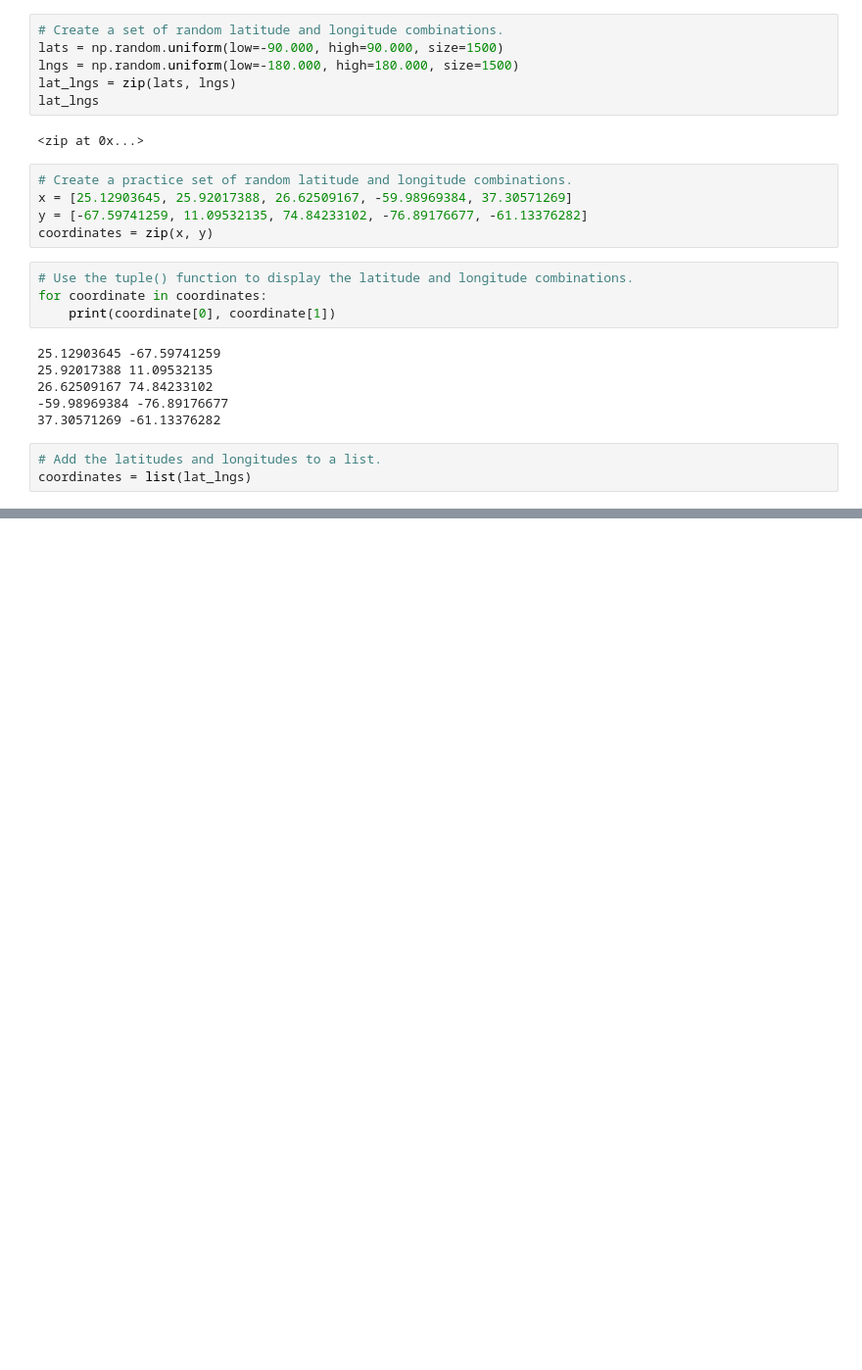
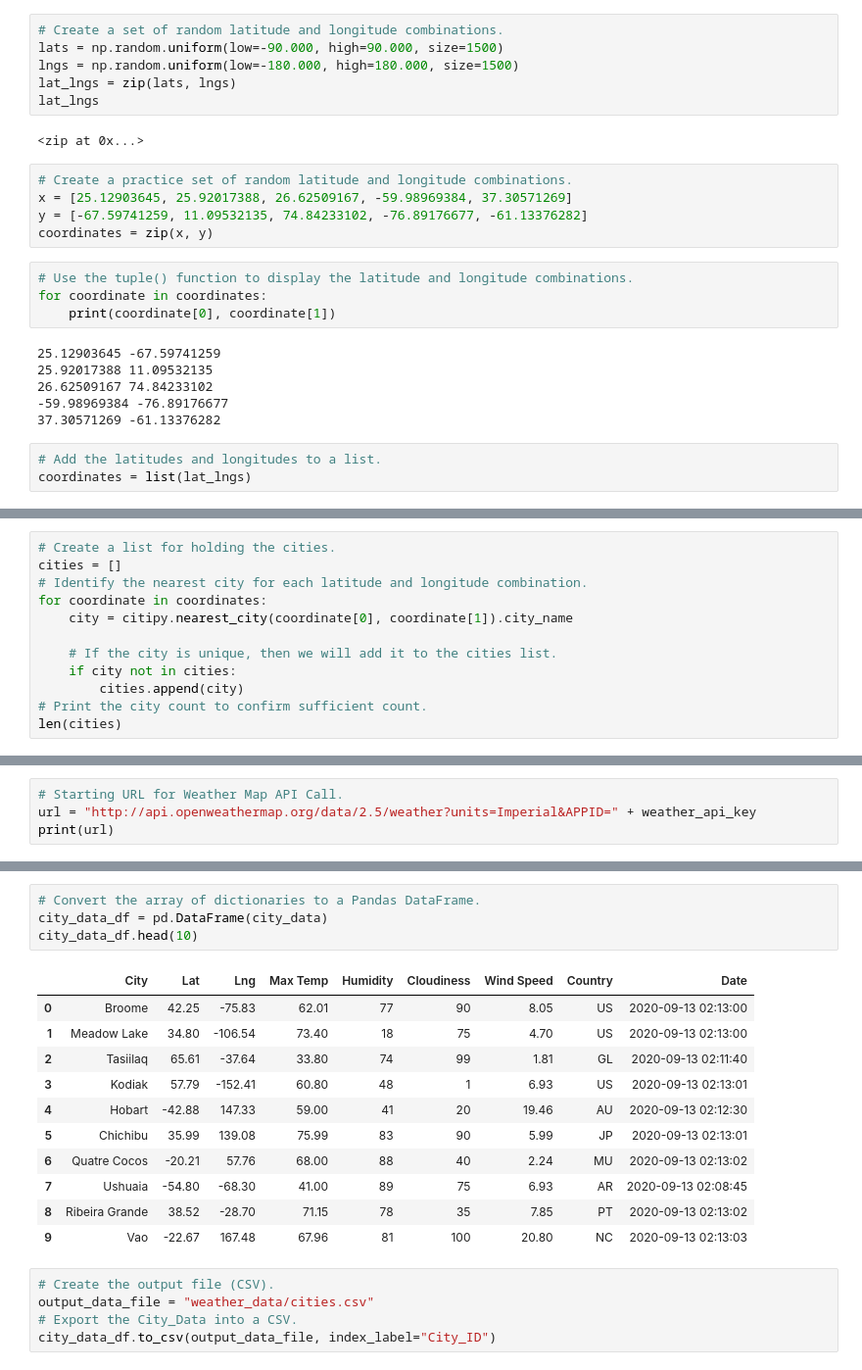
Before and after one commit to NassimNatA/World_Weather_Analysis, a Jupyter notebook: WeatherPy.ipynb, the cells around one changed output, grey strips where cells are left out. Shown at 98% size. Drawn from its saved outputs; the diff is of its cells as text; blank space fills up the shorter version.

```diff
--- a/WeatherPy.ipynb
+++ b/WeatherPy.ipynb
@@ -31,0 +35,12 @@ coordinates = list(lat_lngs)
+# %%
+# Create a list for holding the cities.
+cities = []
+# Identify the nearest city for each latitude and longitude combination.
+for coordinate in coordinates:
+    city = citipy.nearest_city(coordinate[0], coordinate[1]).city_name
+
+    # If the city is unique, then we will add it to the cities list.
+    if city not in cities:
+        cities.append(city)
+# Print the city count to confirm sufficient count.
+len(cities)
@@ -31,0 +58,4 @@ coordinates = list(lat_lngs)
+# %%
+# Starting URL for Weather Map API Call.
+url = "http://api.openweathermap.org/data/2.5/weather?units=Imperial&APPID=" + weather_api_key
+print(url)
@@ -31,0 +142,21 @@ coordinates = list(lat_lngs)
+# %%
+# Convert the array of dictionaries to a Pandas DataFrame.
+city_data_df = pd.DataFrame(city_data)
+city_data_df.head(10)
+# %% [output]
+|  | City | Lat | Lng | Max Temp | Humidity | Cloudiness | Wind Speed | Country | Date |
+| 0 | Broome | 42.25 | -75.83 | 62.01 | 77 | 90 | 8.05 | US | 2020-09-13 02:13:00 |
+| 1 | Meadow Lake | 34.80 | -106.54 | 73.40 | 18 | 75 | 4.70 | US | 2020-09-13 02:13:00 |
+| 2 | Tasiilaq | 65.61 | -37.64 | 33.80 | 74 | 99 | 1.81 | GL | 2020-09-13 02:11:40 |
+| 3 | Kodiak | 57.79 | -152.41 | 60.80 | 48 | 1 | 6.93 | US | 2020-09-13 02:13:01 |
+| 4 | Hobart | -42.88 | 147.33 | 59.00 | 41 | 20 | 19.46 | AU | 2020-09-13 02:12:30 |
+| 5 | Chichibu | 35.99 | 139.08 | 75.99 | 83 | 90 | 5.99 | JP | 2020-09-13 02:13:01 |
+| 6 | Quatre Cocos | -20.21 | 57.76 | 68.00 | 88 | 40 | 2.24 | MU | 2020-09-13 02:13:02 |
+| 7 | Ushuaia | -54.80 | -68.30 | 41.00 | 89 | 75 | 6.93 | AR | 2020-09-13 02:08:45 |
+| 8 | Ribeira Grande | 38.52 | -28.70 | 71.15 | 78 | 35 | 7.85 | PT | 2020-09-13 02:13:02 |
+| 9 | Vao | -22.67 | 167.48 | 67.96 | 81 | 100 | 20.80 | NC | 2020-09-13 02:13:03 |
+# %%
+# Create the output file (CSV).
+output_data_file = "weather_data/cities.csv"
+# Export the City_Data into a CSV.
+city_data_df.to_csv(output_data_file, index_label="City_ID")
```
Also changed, not shown: parts of 7 cells of this notebook, 3 other files.
